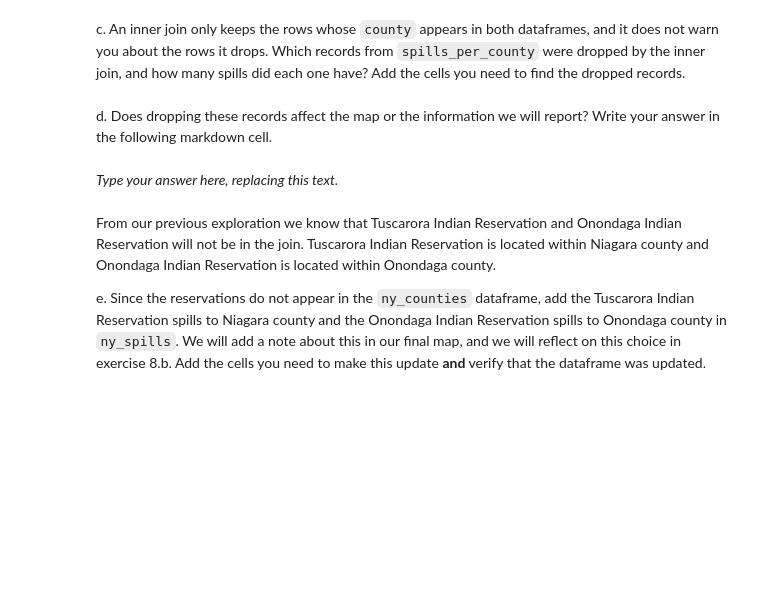
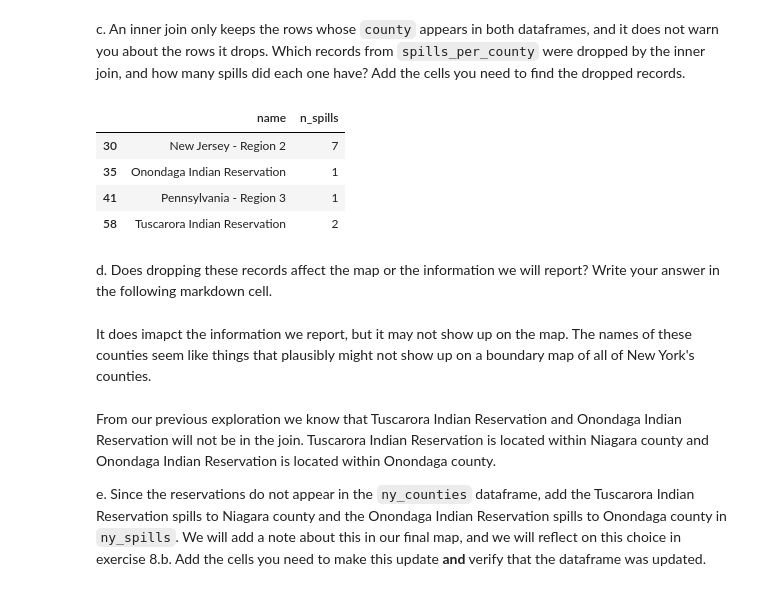
Before and after one commit to michaeladennis/eds220-hwk3, a Jupyter notebook: hwk3-task2-spills.ipynb, the cells around one changed output. Drawn from its saved outputs; the diff is of its cells as text; code cells hidden in the pictures; blank space fills up the shorter version.

```diff
--- a/hwk3-task2-spills.ipynb
+++ b/hwk3-task2-spills.ipynb
@@ -468,6 +559,9 @@ e. What is the number of spills in 'Tuscarora Indian Reservation' and in 'Ononda
 ### 7.B. Data updates
 
 In the next cell, update 'St Lawrence' to 'St. Lawrence' in the `spills_per_county` data frame. Verify the update was successful with an assert test.
+# %%
+spills_per_county.loc[spills_per_county['county'] == 'St Lawrence', 'county'] = 'St. Lawrence'
+assert (spills_per_county['county'] != 'St Lawerence').all()
 # %% [markdown]
 ### 7.C. Merge
 
@@ -482,14 +581,24 @@ b. Store the inner join of the `spills_per_county` and `ny_counties` dataframes
 <!-- BEGIN QUESTION -->
 
 c. An inner join only keeps the rows whose `county` appears in both dataframes, and it does not warn you about the rows it drops. Which records from `spills_per_county` were dropped by the inner join, and how many spills did each one have? Add the cells you need to find the dropped records.
+# %%
+# Find rows in spills_per_county whose county did not make it into the join
+dropped = spills_per_county[~spills_per_county['name'].isin(ny_spills['name'])]
+dropped
+# %% [output]
+|  | name | n_spills |
+| 30 | New Jersey - Region 2 | 7 |
+| 35 | Onondaga Indian Reservation | 1 |
+| 41 | Pennsylvania - Region 3 | 1 |
+| 58 | Tuscarora Indian Reservation | 2 |
 # %% [markdown]
 <!-- END QUESTION -->
 
 <!-- BEGIN QUESTION -->
 
 d. Does dropping these records affect the map or the information we will report? Write your answer in the following markdown cell.
-# %% [markdown]
-_Type your answer here, replacing this text._
+# %% [markdown]
+It does imapct the information we report, but it may not show up on the map. The names of these counties seem like things that plausibly might not show up on a boundary map of all of New York's counties.
 # %% [markdown]
 <!-- END QUESTION -->
 
```
Also changed, not shown: parts of 28 cells of this notebook.
